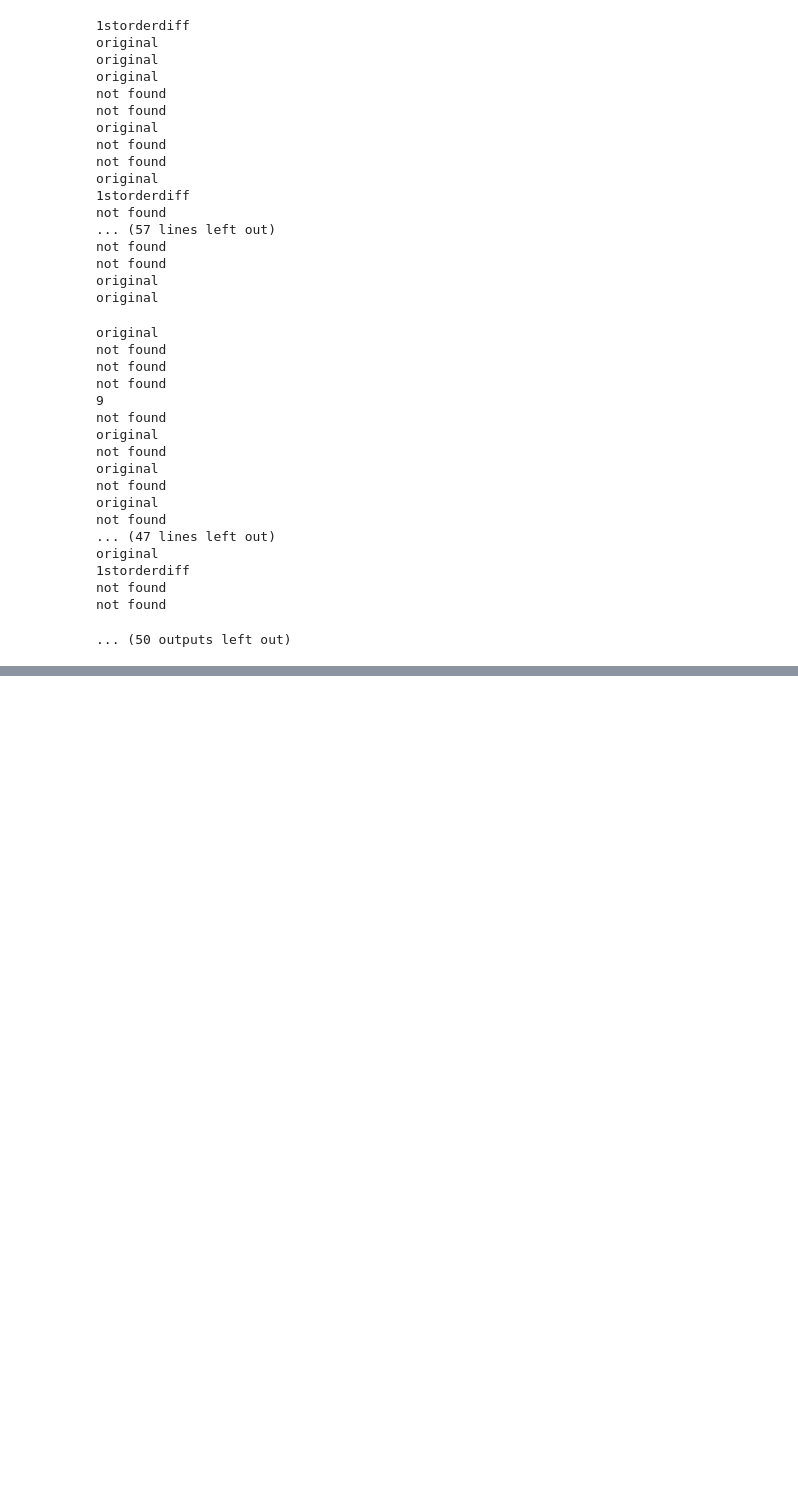
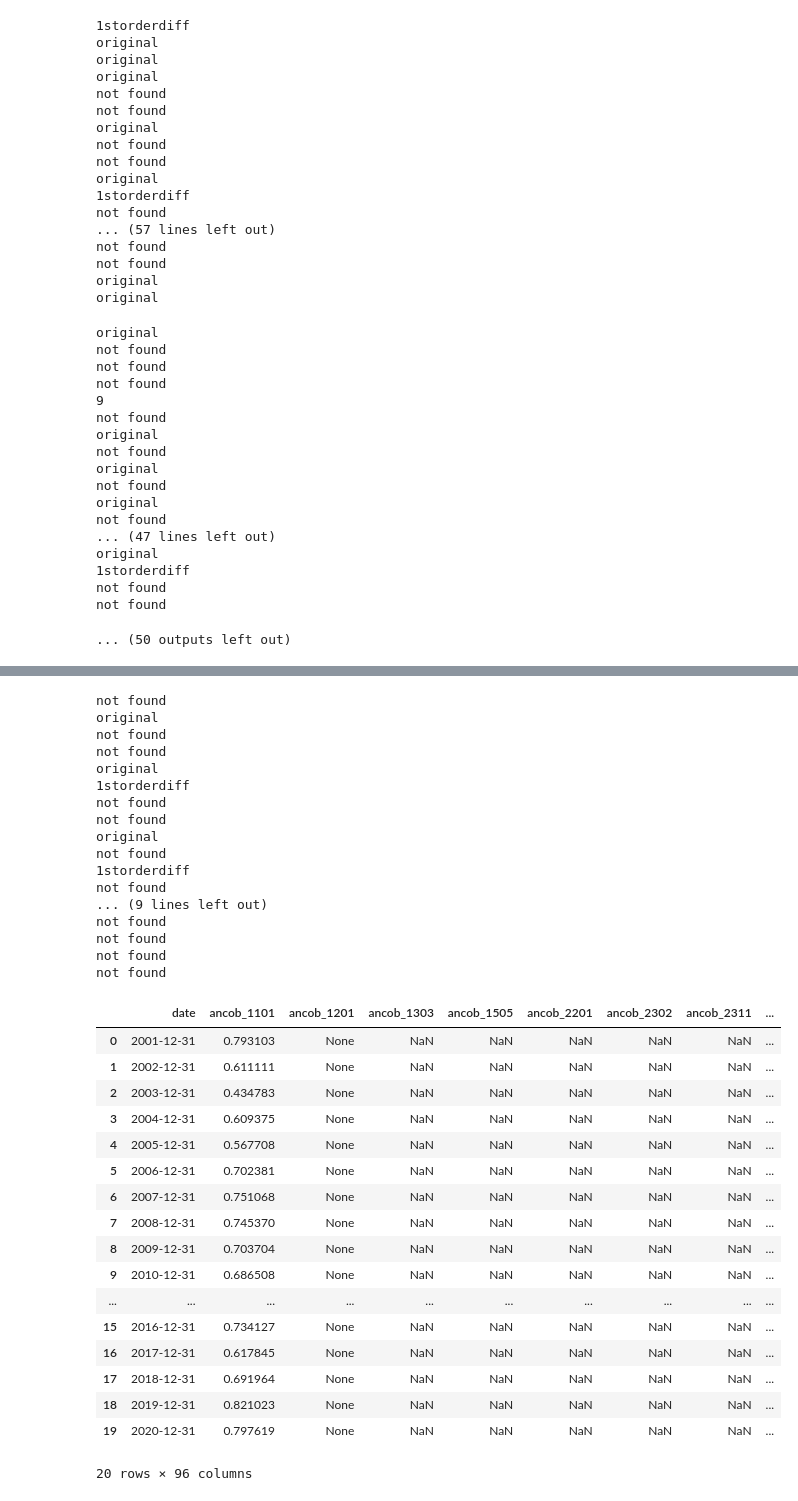
Before and after one commit to LyuLingfeng95/PhDProject1, a Jupyter notebook: Project1.ipynb, the cells around one changed output, grey strips where cells are left out. Cells and saved outputs as stored; diff of their text form; code cells hidden in the pictures; blank space fills up the shorter version.

```diff
--- a/Project1.ipynb
+++ b/Project1.ipynb
@@ -2260,9 +1731,0 @@ def selectStationaySeries3(variable_tar, vn ,marks):
-# %%
-key = 'Adelaide Hills'
-df = DataFrameDict_Hsa3[key].interpolate("bfill").interpolate("ffill")
-df = df.set_index("date")
-df1 = df.resample("Y").mean().iloc[:, :]
-vrst = pd.DataFrame([])
-for vn in df1.columns.values[1:]:
-    vrst = pd.concat([vrst, selectStationaySeries3(df1[vn], vn, df_marks)], axis=1)
-vrdata1 = vrst.reset_index()
@@ -2303,9 +1731,0 @@ df_marks
-# %%
-key = 'Adelaide Hills'
-df = DataFrameDict_Hsa3[key].interpolate("bfill").interpolate("ffill")
-df = df.set_index("date")
-df1 = df.resample("Y").mean().iloc[:, :]
-vrst = pd.DataFrame([])
-for vn in df1.columns.values[1:]:
-    vrst = pd.concat([vrst, selectStationaySeries2(df1[vn])], axis=1)
-vrdata2 = vrst.reset_index()
@@ -2349,0 +2330,10 @@ vrdata2
+# %%
+def HILDAvarExt(key, marks):
+    df = DataFrameDict_Hsa3[key].interpolate("bfill").interpolate("ffill")
+    df = df.set_index("date")
+    df1 = df.resample("Y").mean().iloc[:, :]
+    vrst = pd.DataFrame([], columns = df_marks['Variable Names'].values)
+    for vn in df1.columns.values[1:]:
+        vrst[vn] = selectStationaySeries3(df1[vn], vn, marks)
+    vrdata = vrst.reset_index()
+    return(vrdata)
@@ -2349,0 +2342,38 @@ vrdata2
+# %%
+HILDAvarExt('Adelaide Hills',df_marks)
+# %% [output]
+not found
+original
+not found
+not found
+original
+1storderdiff
+not found
+not found
+original
+not found
+1storderdiff
+not found
+... (9 lines left out)
+not found
+not found
+not found
+not found
+|  | date | ancob_1101 | ancob_1201 | ancob_1303 | ancob_1505 | ancob_2201 | ancob_2302 | ancob_2311 | ... |
+| 0 | 2001-12-31 | 0.793103 | None | NaN | NaN | NaN | NaN | NaN | ... |
+| 1 | 2002-12-31 | 0.611111 | None | NaN | NaN | NaN | NaN | NaN | ... |
+| 2 | 2003-12-31 | 0.434783 | None | NaN | NaN | NaN | NaN | NaN | ... |
+| 3 | 2004-12-31 | 0.609375 | None | NaN | NaN | NaN | NaN | NaN | ... |
+| 4 | 2005-12-31 | 0.567708 | None | NaN | NaN | NaN | NaN | NaN | ... |
+| 5 | 2006-12-31 | 0.702381 | None | NaN | NaN | NaN | NaN | NaN | ... |
+| 6 | 2007-12-31 | 0.751068 | None | NaN | NaN | NaN | NaN | NaN | ... |
+| 7 | 2008-12-31 | 0.745370 | None | NaN | NaN | NaN | NaN | NaN | ... |
+| 8 | 2009-12-31 | 0.703704 | None | NaN | NaN | NaN | NaN | NaN | ... |
+| 9 | 2010-12-31 | 0.686508 | None | NaN | NaN | NaN | NaN | NaN | ... |
+| ... | ... | ... | ... | ... | ... | ... | ... | ... | ... |
+| 15 | 2016-12-31 | 0.734127 | None | NaN | NaN | NaN | NaN | NaN | ... |
+| 16 | 2017-12-31 | 0.617845 | None | NaN | NaN | NaN | NaN | NaN | ... |
+| 17 | 2018-12-31 | 0.691964 | None | NaN | NaN | NaN | NaN | NaN | ... |
+| 18 | 2019-12-31 | 0.821023 | None | NaN | NaN | NaN | NaN | NaN | ... |
+| 19 | 2020-12-31 | 0.797619 | None | NaN | NaN | NaN | NaN | NaN | ... |
+20 rows × 96 columns
```
Also changed, not shown: parts of 31 cells of this notebook.
